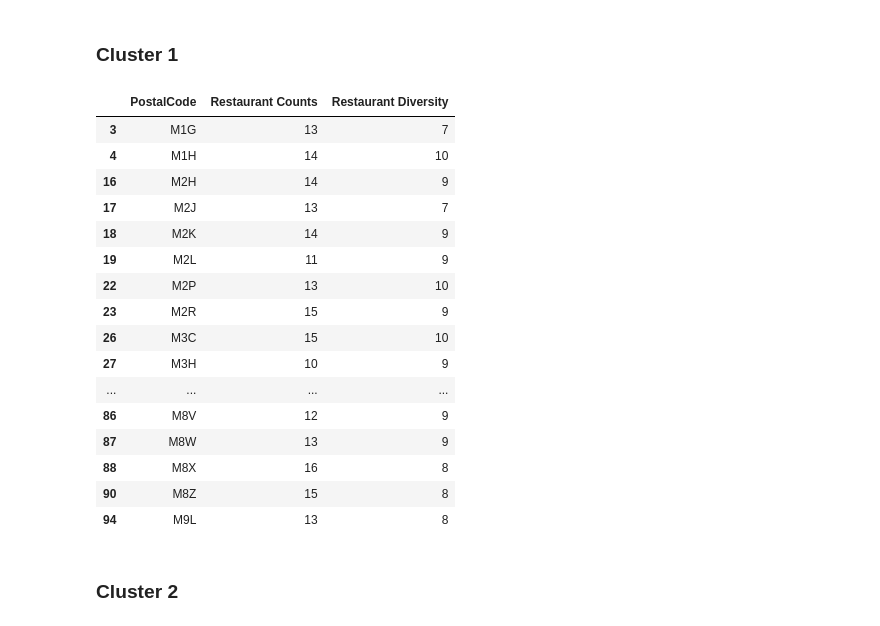
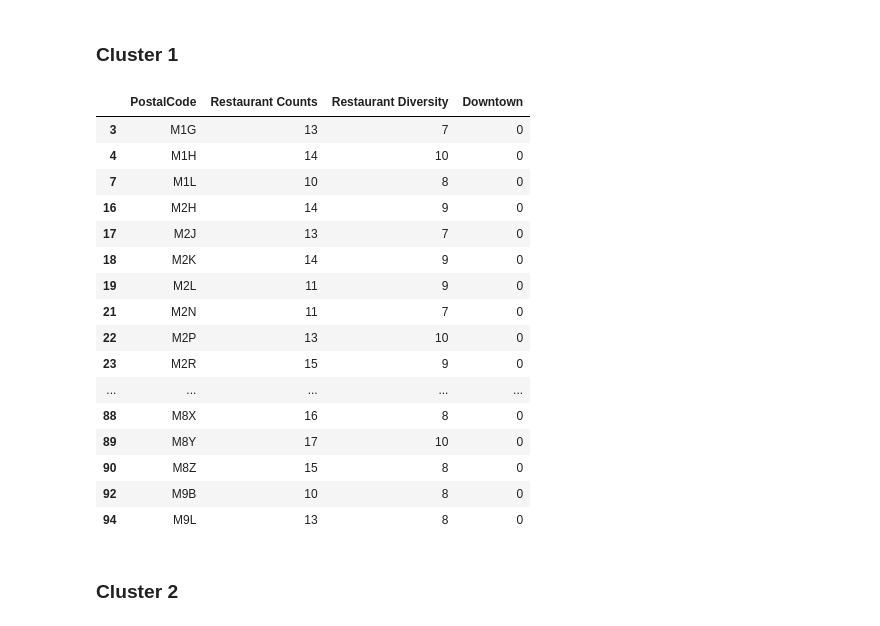
Before and after one commit to YikunLiu0801/Clustering-Location-Selection-for-a-New-Restaurant, a Jupyter notebook: Capstone Project.ipynb, the cells around one changed output. Saved outputs shown, nothing was run; the diff lists cells and outputs as text; code cells hidden in the pictures.

```diff
--- a/Capstone Project.ipynb
+++ b/Capstone Project.ipynb
@@ -205,5 +207,6 @@ res_div
 101 rows × 2 columns
 # %%
 res = res_count.merge(res_div,on = 'PostalCode')
+res = res.merge(df,on = 'PostalCode')
 res
 # %% [output]
@@ -222,0 +228,5 @@ res
+# %%
+Downtown = np.where(res['Borough'] == 'Downtown Toronto',1,0)
+res['Downtown'] = Downtown
+res = res.drop(columns = ['Borough','Neighborhood','Latitude','Longitude'])
+res
@@ -225,7 +287,4 @@ res
 # %%
-res_clustering = res.drop('PostalCode', 1)
-res_clustering = StandardScaler().fit_transform(res_clustering)
-
 # run k-mean clustering
-k = 5
+k = 4
 db = KMeans(n_clusters=k,random_state = 0).fit(res_clustering)
@@ -249,0 +291,5 @@ nei_cluster
+# %%
+res['Cluster'] = db.labels_
+res = res.merge(coor, left_on = 'PostalCode', right_on = 'Postal Code', how = 'left')
+res = res.drop('Postal Code',1)
+res
@@ -281,25 +341,25 @@ map_clusters
 # %% [markdown]
 ### Cluster 1
 # %%
-nei_cluster.loc[nei_cluster['Cluster'] == 0, nei_cluster.columns[[0]+[1]+[2]]]
+res.loc[res['Cluster'] == 0, res.columns[[0]+[1]+[2]+[3]]]
 # %% [output]
-|  | PostalCode | Restaurant Counts | Restaurant Diversity |
-| 3 | M1G | 13 | 7 |
-| 4 | M1H | 14 | 10 |
-| 16 | M2H | 14 | 9 |
-| 17 | M2J | 13 | 7 |
-| 18 | M2K | 14 | 9 |
-| 19 | M2L | 11 | 9 |
-| 22 | M2P | 13 | 10 |
-| 23 | M2R | 15 | 9 |
-| 26 | M3C | 15 | 10 |
-| 27 | M3H | 10 | 9 |
-| ... | ... | ... | ... |
-| 86 | M8V | 12 | 9 |
-| 87 | M8W | 13 | 9 |
-| 88 | M8X | 16 | 8 |
-| 90 | M8Z | 15 | 8 |
-| 94 | M9L | 13 | 8 |
+|  | PostalCode | Restaurant Counts | Restaurant Diversity | Downtown |
+| 3 | M1G | 13 | 7 | 0 |
+| 4 | M1H | 14 | 10 | 0 |
+| 7 | M1L | 10 | 8 | 0 |
+| 16 | M2H | 14 | 9 | 0 |
+| 17 | M2J | 13 | 7 | 0 |
+| 18 | M2K | 14 | 9 | 0 |
+| 19 | M2L | 11 | 9 | 0 |
+| 21 | M2N | 11 | 7 | 0 |
+| 22 | M2P | 13 | 10 | 0 |
+| 23 | M2R | 15 | 9 | 0 |
+| ... | ... | ... | ... | ... |
+| 88 | M8X | 16 | 8 | 0 |
+| 89 | M8Y | 17 | 10 | 0 |
+| 90 | M8Z | 15 | 8 | 0 |
+| 92 | M9B | 10 | 8 | 0 |
+| 94 | M9L | 13 | 8 | 0 |
 # %% [markdown]
 ### Cluster 2
 # %%
```
Also changed, not shown: parts of 28 cells of this notebook.
